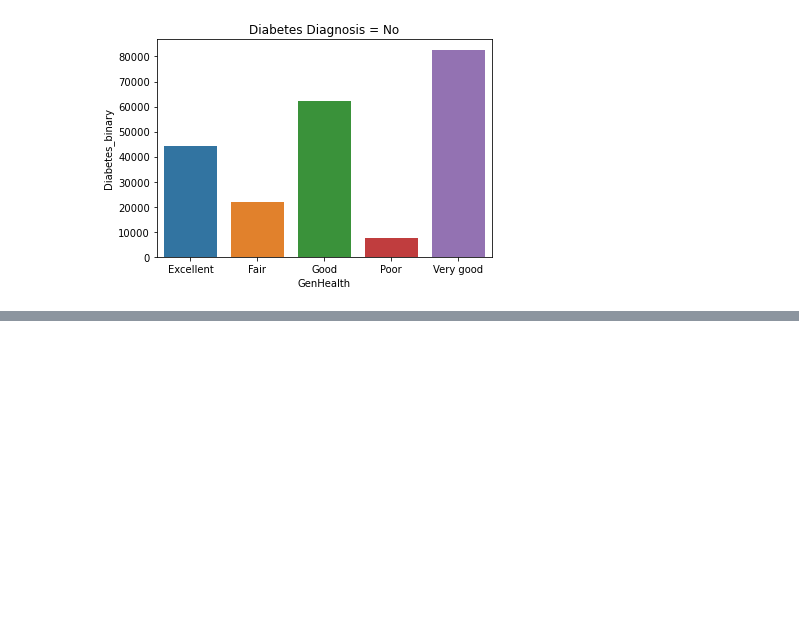
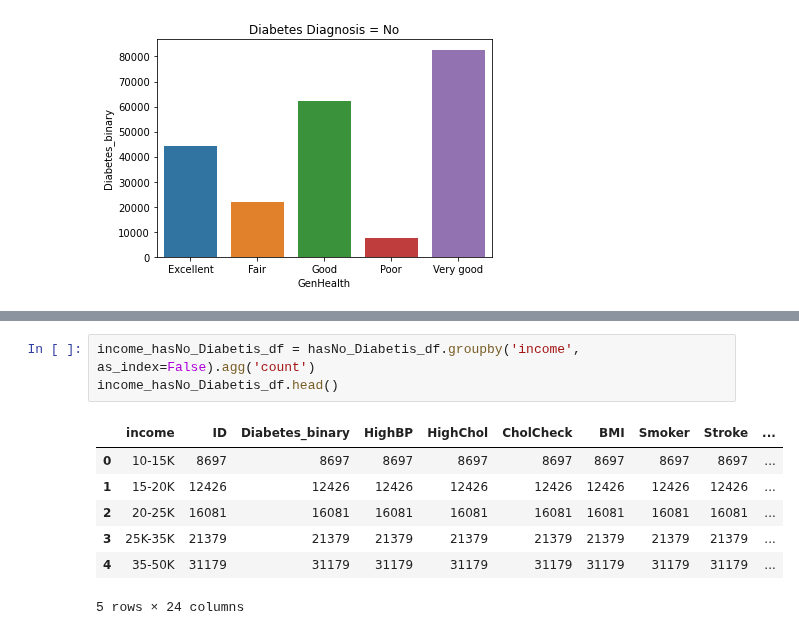
Before and after one commit to yourexodus/capstone_CDC, a Jupyter notebook: Feature_Engineering.ipynb, the cells around one changed output, grey strips where cells are left out. Saved outputs shown, nothing was run; the diff lists cells and outputs as text; blank space fills up the shorter version.

```diff
--- a/Feature_Engineering.ipynb
+++ b/Feature_Engineering.ipynb
@@ -175,0 +314,11 @@ plt.show()
+# %%
+income_hasNo_Diabetis_df = hasNo_Diabetis_df.groupby('income', as_index=False).agg('count')
+income_hasNo_Diabetis_df.head()
+# %% [output]
+|  | income | ID | Diabetes_binary | HighBP | HighChol | CholCheck | BMI | Smoker | Stroke | ... |
+| 0 | 10-15K | 8697 | 8697 | 8697 | 8697 | 8697 | 8697 | 8697 | 8697 | ... |
+| 1 | 15-20K | 12426 | 12426 | 12426 | 12426 | 12426 | 12426 | 12426 | 12426 | ... |
+| 2 | 20-25K | 16081 | 16081 | 16081 | 16081 | 16081 | 16081 | 16081 | 16081 | ... |
+| 3 | 25K-35K | 21379 | 21379 | 21379 | 21379 | 21379 | 21379 | 21379 | 21379 | ... |
+| 4 | 35-50K | 31179 | 31179 | 31179 | 31179 | 31179 | 31179 | 31179 | 31179 | ... |
+5 rows × 24 columns
```
Also changed, not shown: parts of 33 cells of this notebook.
